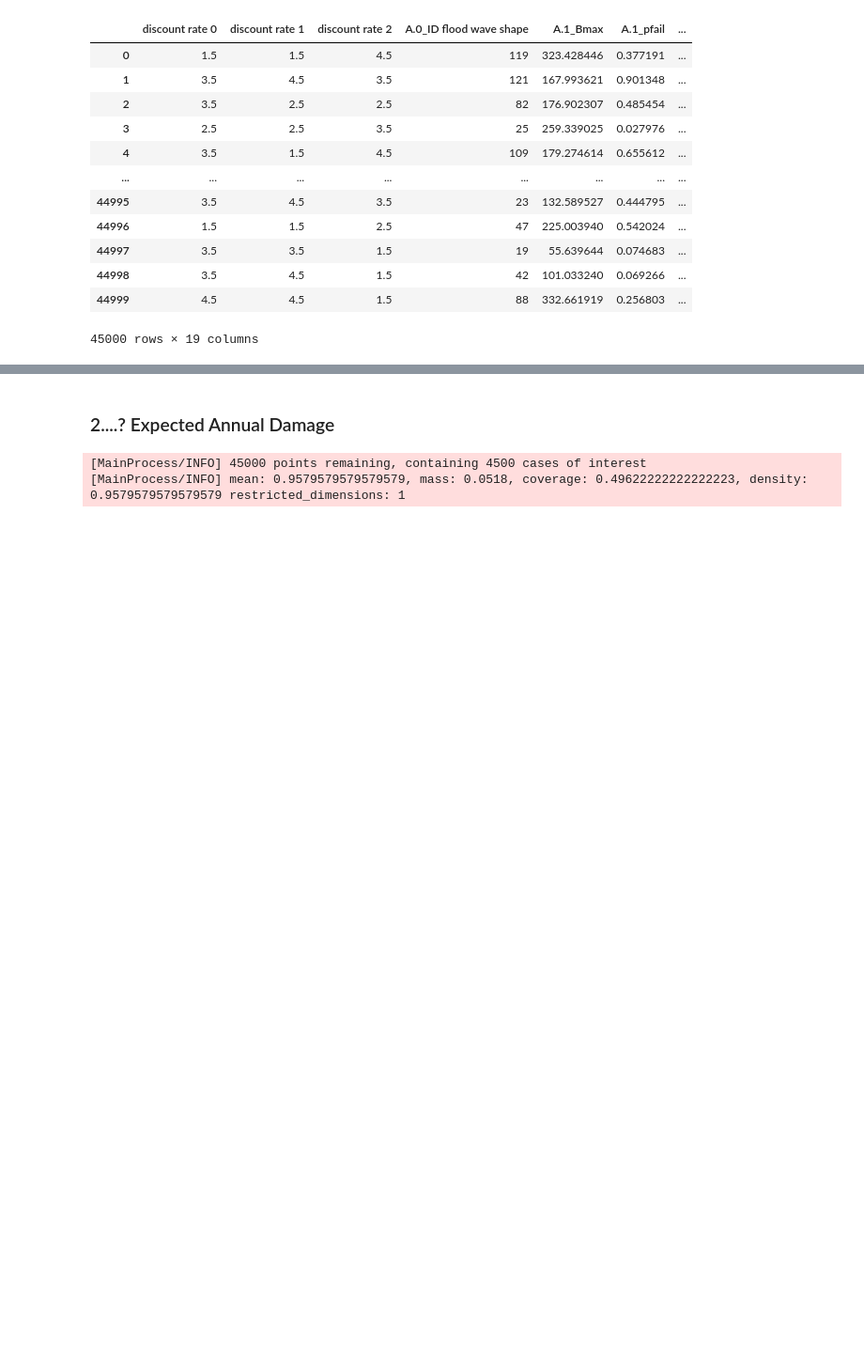
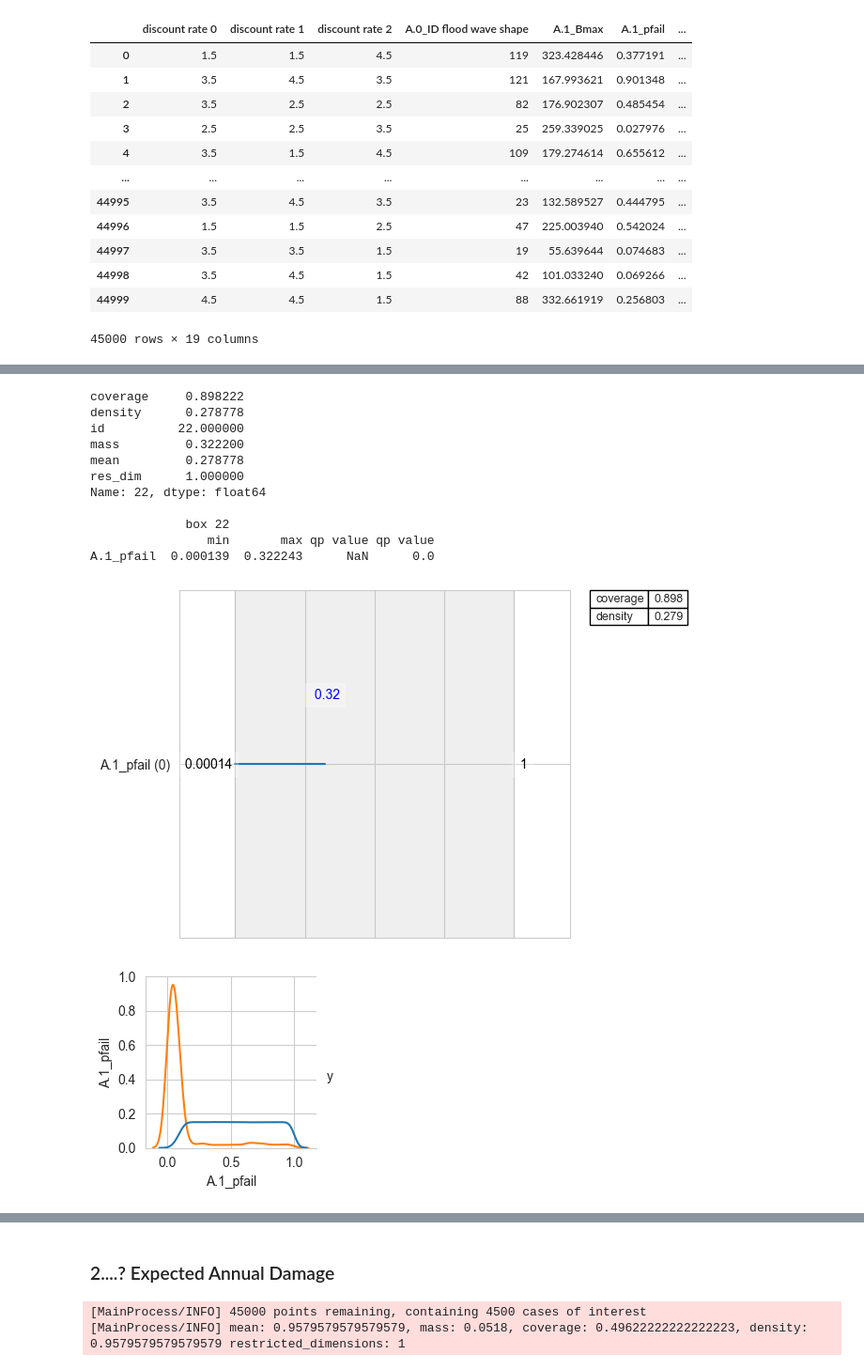
Before and after one commit to BRtudelft/Group1_EPA1361_Model-based_Decision-making, a Jupyter notebook: 4_MORDM_DS_scenario_discovery_&_trade-off_analysis.ipynb, the cells around one changed output, grey strips where cells are left out. Shown at 94% size. Cells and saved outputs as stored; diff of their text form; code cells hidden in the pictures; blank space fills up the shorter version.

```diff
--- a/4_MORDM_DS_scenario_discovery_&_trade-off_analysis.ipynb
+++ b/4_MORDM_DS_scenario_discovery_&_trade-off_analysis.ipynb
@@ -84,5 +83,19 @@ AttributeError:
 # %%
-box1.inspect(?)
-box1.inspect(?, style="graph")
-box1.show_pairs_scatter(?)
+box1.inspect(22)
+box1.inspect(22, style="graph")
+box1.show_pairs_scatter(22)
 plt.show()
+# %% [output]
+coverage     0.898222
+density      0.278778
+id          22.000000
+mass         0.322200
+mean         0.278778
+res_dim      1.000000
+Name: 22, dtype: float64
+
+             box 22
+                min       max qp value qp value
+A.1_pfail  0.000139  0.322243      NaN      0.0
+[figure, added]
+[figure, added]
```
Also changed, not shown: parts of 5 cells of this notebook.
